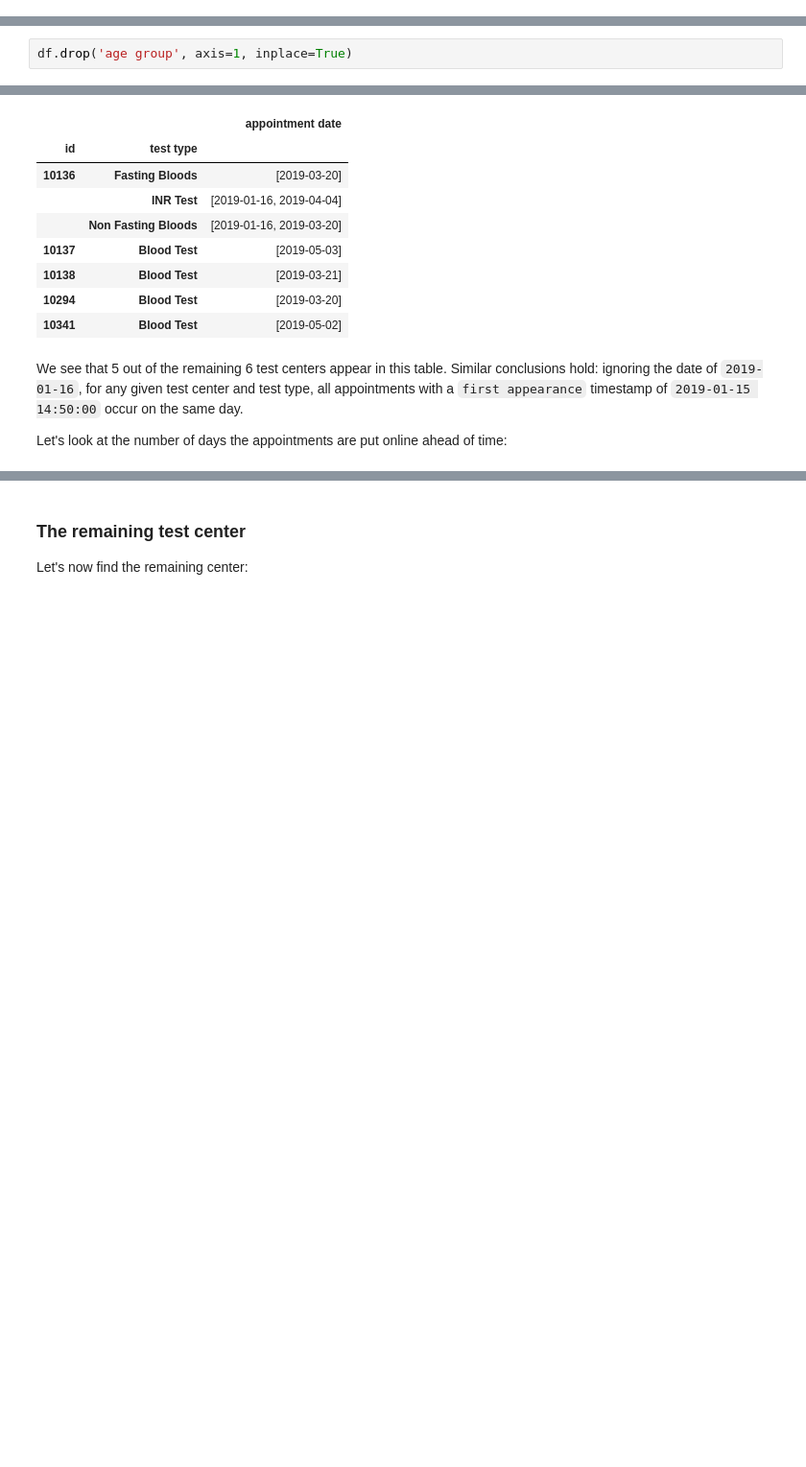
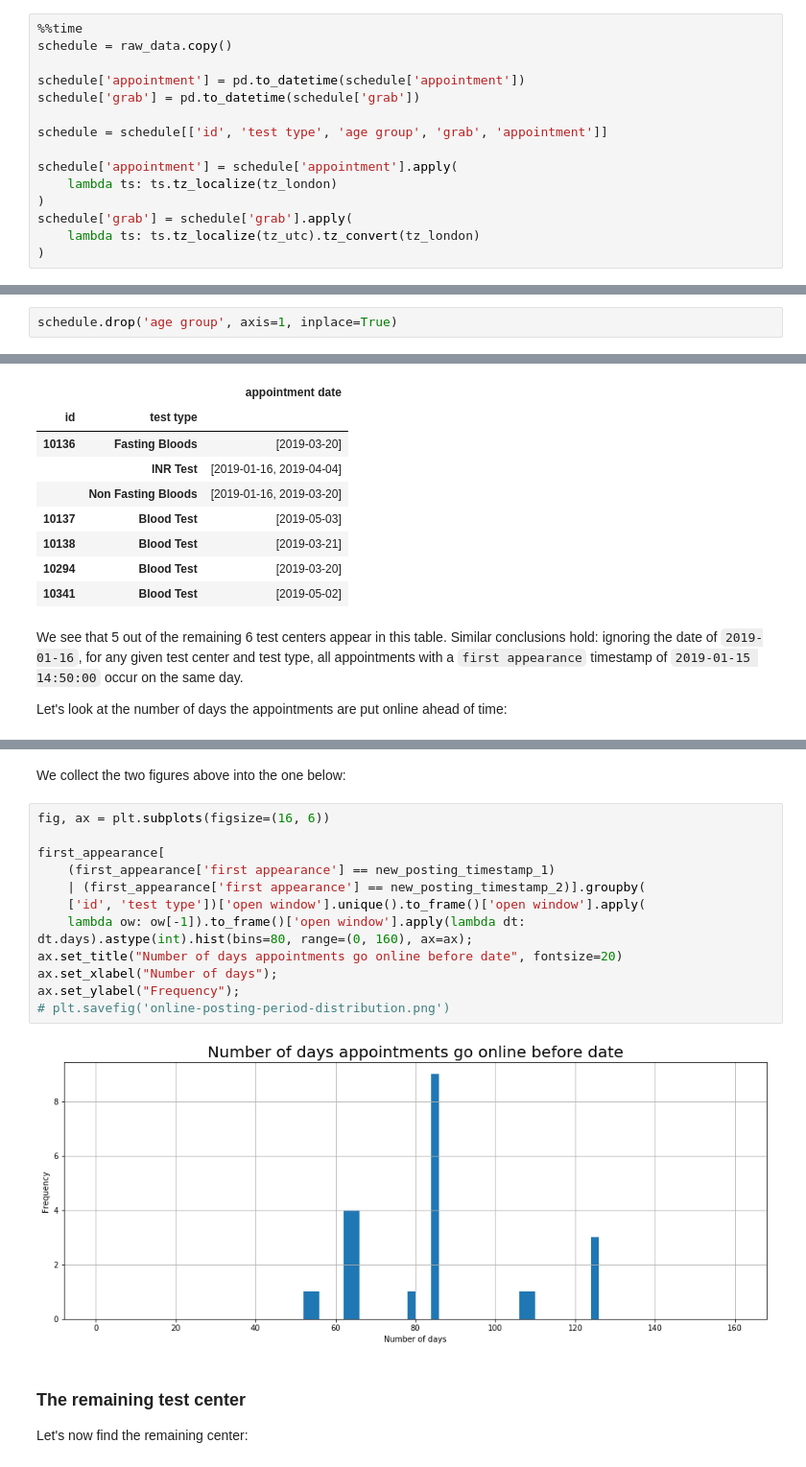
Before and after one commit to antoinechoffrut/UHCW, a Jupyter notebook: UHCW_EDA.ipynb, the cells around one changed output, grey strips where cells are left out. Shown: that part at 96% size. Saved outputs shown, nothing was run; the diff lists cells and outputs as text; blank space fills up the shorter version.

```diff
--- a/UHCW_EDA.ipynb
+++ b/UHCW_EDA.ipynb
@@ -113,0 +128,15 @@ More precisely, each row in the dataframe `df` corresponds to one appointment li
+# %%
+%%time
+schedule = raw_data.copy()
+
+schedule['appointment'] = pd.to_datetime(schedule['appointment'])
+schedule['grab'] = pd.to_datetime(schedule['grab'])
+
+schedule = schedule[['id', 'test type', 'age group', 'grab', 'appointment']]
+
+schedule['appointment'] = schedule['appointment'].apply(
+    lambda ts: ts.tz_localize(tz_london)
+)
+schedule['grab'] = schedule['grab'].apply(
+    lambda ts: ts.tz_localize(tz_utc).tz_convert(tz_london)
+)
@@ -193,7 +238,7 @@ center_test_types
 ## Dropping the column `age group`
 We will no longer be using the column `age group`:
 # %%
-df.drop('age group', axis=1, inplace=True)
+schedule.drop('age group', axis=1, inplace=True)
 # %% [markdown]
 ## Ordering the data by test center
 
@@ -603,3 +655,19 @@ ax.set_ylabel("Frequency");
+# %% [markdown]
+We collect the two figures above into the one below:
+# %%
+fig, ax = plt.subplots(figsize=(16, 6))
+
+first_appearance[
+    (first_appearance['first appearance'] == new_posting_timestamp_1)
+    | (first_appearance['first appearance'] == new_posting_timestamp_2)].groupby(
+    ['id', 'test type'])['open window'].unique().to_frame()['open window'].apply(
+    lambda ow: ow[-1]).to_frame()['open window'].apply(lambda dt: dt.days).astype(int).hist(bins=80, range=(0, 160), ax=ax);
+ax.set_title("Number of days appointments go online before date", fontsize=20)
+ax.set_xlabel("Number of days");
+ax.set_ylabel("Frequency");
+# plt.savefig('online-posting-period-distribution.png')
+# %% [output]
+[figure, added]
 # %% [markdown]
 ### The remaining test center
 Let's now find the remaining center:
```
Also changed, not shown: parts of 70 cells of this notebook.
